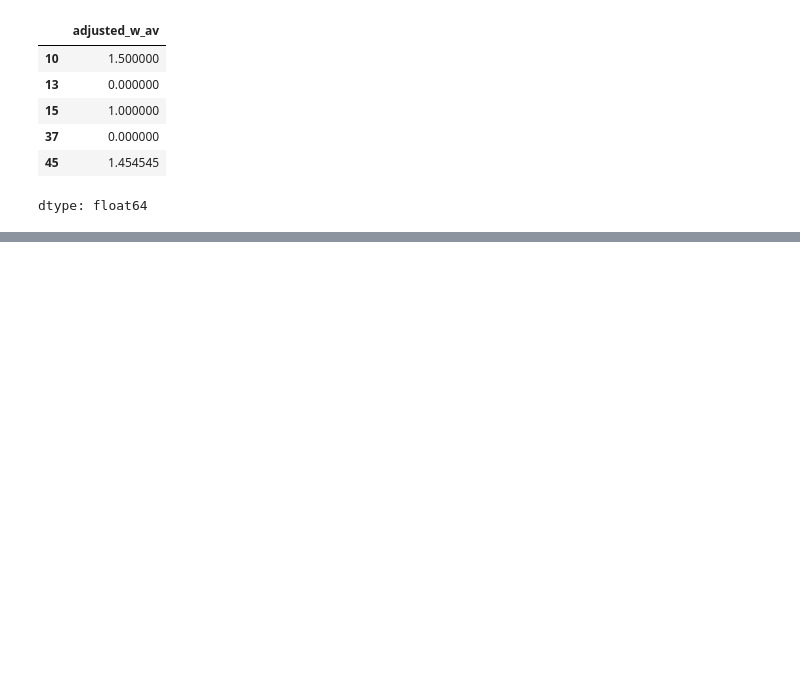
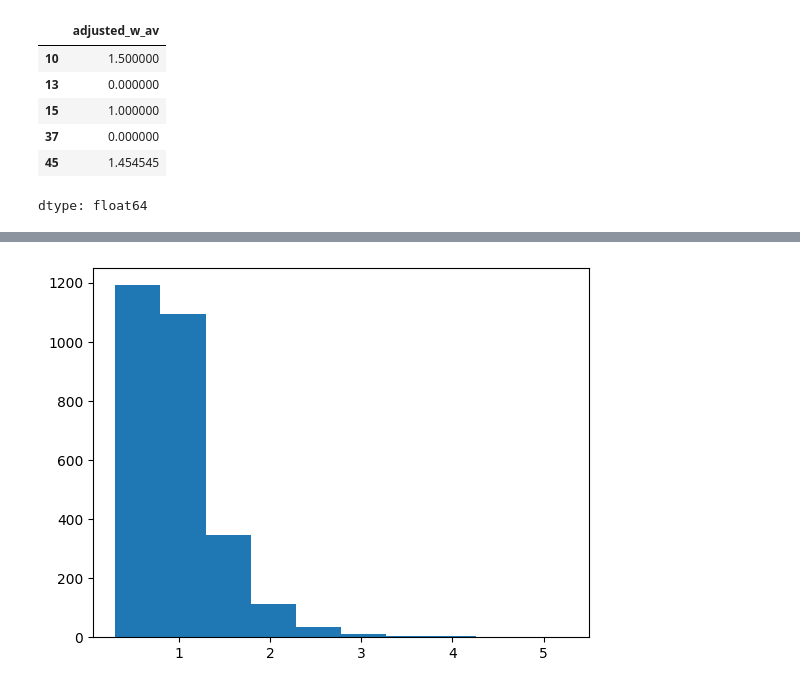
Before and after one commit to SU-IST707-SP26/group-project-big-brains-and-nathan, a Jupyter notebook: data/Initial_Modeling_IST_707_Final_Project.ipynb, the cells around one changed output, grey strips where cells are left out. Saved outputs shown, nothing was run; the diff lists cells and outputs as text; code cells hidden in the pictures; blank space fills up the shorter version.

Commit message:
Finish Modeling & Making Predictions

```diff
--- a/data/Initial_Modeling_IST_707_Final_Project.ipynb
+++ b/data/Initial_Modeling_IST_707_Final_Project.ipynb
@@ -2013,0 +2268,13 @@ print(f"CatBoost RMSE:      {root_mean_squared_error(y_test, cb_preds):.4f}")
+# %%
+from sklearn.impute import KNNImputer
+import numpy as np
+
+numeric_df_nn_2026 = numeric_df_2026.copy()
+
+X_imputed_2026 = imputer.transform(numeric_df_nn_2026)
+
+X_scaled_2026 = scaler.transform(X_imputed_2026)
+
+X_pca_2026 = pca_final.transform(X_scaled_2026)
+# %%
+pca_df_2026 = pd.DataFrame(X_pca_2026, columns=[f'PC{i+1}' for i in range(X_pca_2026.shape[1])])
@@ -2013,0 +2293,8 @@ print(f"CatBoost RMSE:      {root_mean_squared_error(y_test, cb_preds):.4f}")
+# %%
+# Adding Categorical Variables to PCA
+pred_2026_df = pd.concat([pca_df_2026,
+                            merged_2026[['position_x', 'conference']].reset_index(drop=True)
+                           ],
+                           axis = 1)
+
+display(pred_2026_df)
@@ -2013,0 +2315,9 @@ print(f"CatBoost RMSE:      {root_mean_squared_error(y_test, cb_preds):.4f}")
+# %%
+# Making Predictions
+
+predictions_2026 = catboost_predict(pred_2026_df)
+
+
+pred_2026_df['2026_wAV_Predictions'] = predictions_2026
+
+pred_2026_df['2026_wAV_Predictions'].describe()
@@ -2013,0 +2348,5 @@ print(f"CatBoost RMSE:      {root_mean_squared_error(y_test, cb_preds):.4f}")
+# %%
+plt.hist(predictions_2026)
+plt.show()
+# %% [output]
+[figure, added]
```
Also changed, not shown: parts of 43 cells of this notebook.
